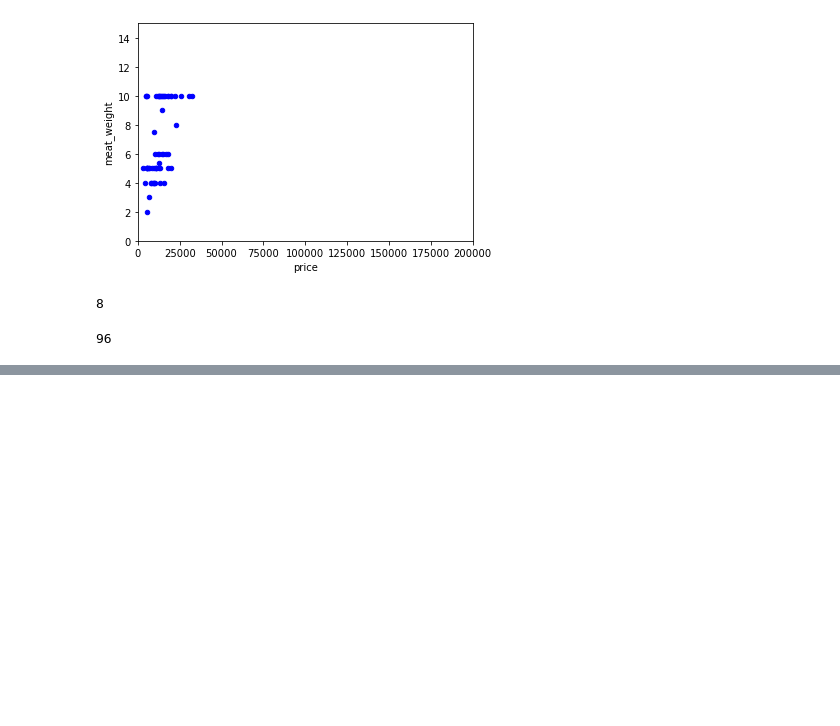
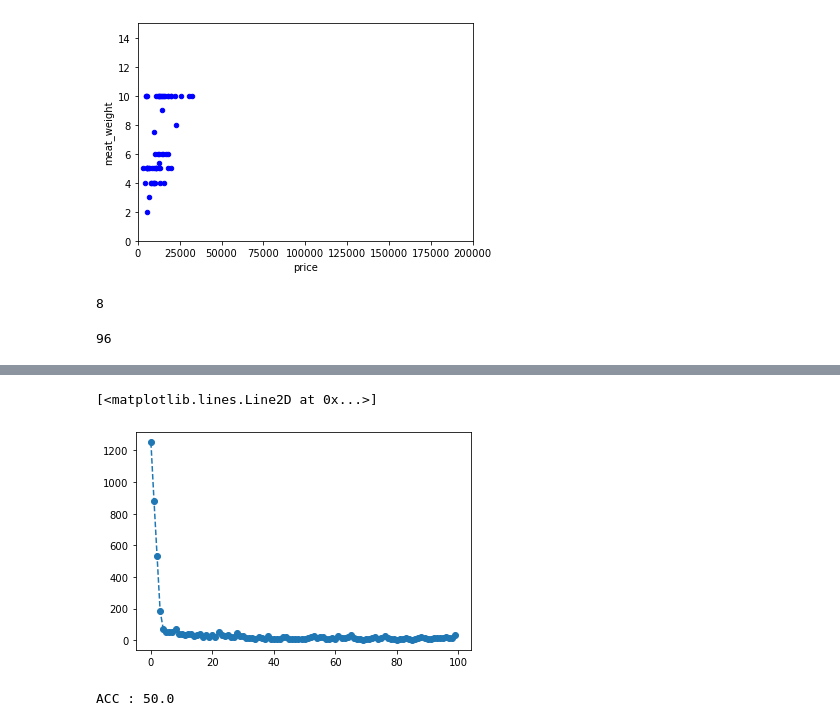
Before and after one commit to SeoMinJong/deep_learning, a Jupyter notebook: beef_pork.ipynb, the cells around one changed output, grey strips where cells are left out. Cells and saved outputs as stored; diff of their text form; code cells hidden in the pictures; blank space fills up the shorter version.

```diff
--- a/beef_pork.ipynb
+++ b/beef_pork.ipynb
@@ -96,6 +96,11 @@ test_start = MiniBath_step_count*mb_size
 test_start
 # %% [output]
 96
+# %%
+df = np.asarray(df, dtype='float32')
+shuffle_map = np.arange(df.shape[0])
+np.random.shuffle(shuffle_map)
+df = df[shuffle_map]
 # %%
 train_df = df[:test_start]
 test_df = df[test_start:]
@@ -135,6 +144,6 @@ display(test_df)
 # %%
-train_X, train_y = train_df.iloc[:, :input_cnt], train_df.iloc[:, -output_cnt:]
-test_X, test_y = test_df.iloc[:, :input_cnt], test_df.iloc[:, -output_cnt:]
+train_X, train_y = train_df[:, :input_cnt], train_df[:, -output_cnt:]
+test_X, test_y = test_df[:, :input_cnt], test_df[:, -output_cnt:]
 # %%
 display(train_X)
 display(train_y)
@@ -213,11 +230,11 @@ display(test_y)
 
 # print(train_X)
 # %%
-from tensorflow.keras import optimizers
-
 model = tf.keras.Sequential([tf.keras.layers.Dense(units=16,
                                                    activation='relu',
-                                                   input_shape=(5,)),
+                                                   input_shape=(4,)),
+                            tf.keras.layers.Dense(units=16,
+                                                   activation='relu'),
                              tf.keras.layers.Dense(units=2,
                                                    activation='softmax')
 ])
@@ -237,7 +256,7 @@ Trainable params: 130
 Non-trainable params: 0
 _________________________________________________________________
 # %%
-model.compile(optimizer=tf.keras.optimizers.Adam(learning_rate=0.01),
+model.compile(optimizer=tf.keras.optimizers.Adam(learning_rate=0.0005),
               loss = 'categorical_crossentropy',
               metrics=['accuracy'])
 # %%
@@ -246,0 +282,5 @@ need= 1000
+# %%
+plt.plot(history.history['loss'],'--o')
+# %% [output]
+[<matplotlib.lines.Line2D at 0x...>]
+[figure, added]
@@ -246,0 +291,5 @@ need= 1000
+# %%
+acc = np.mean(np.equal(pred_y_max,test_y_max))
+print("ACC : {}".format(round(100*acc,8)))
+# %% [output]
+ACC : 50.0
```
Also changed, not shown: parts of 9 cells of this notebook.
